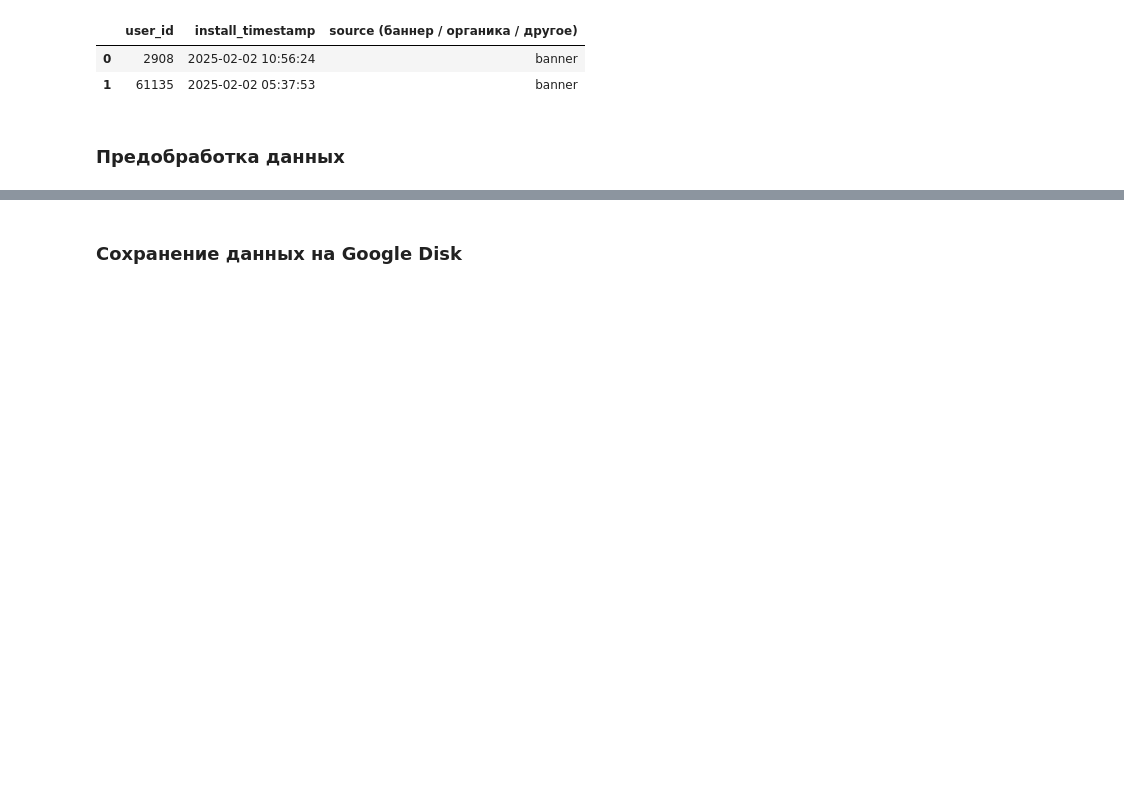
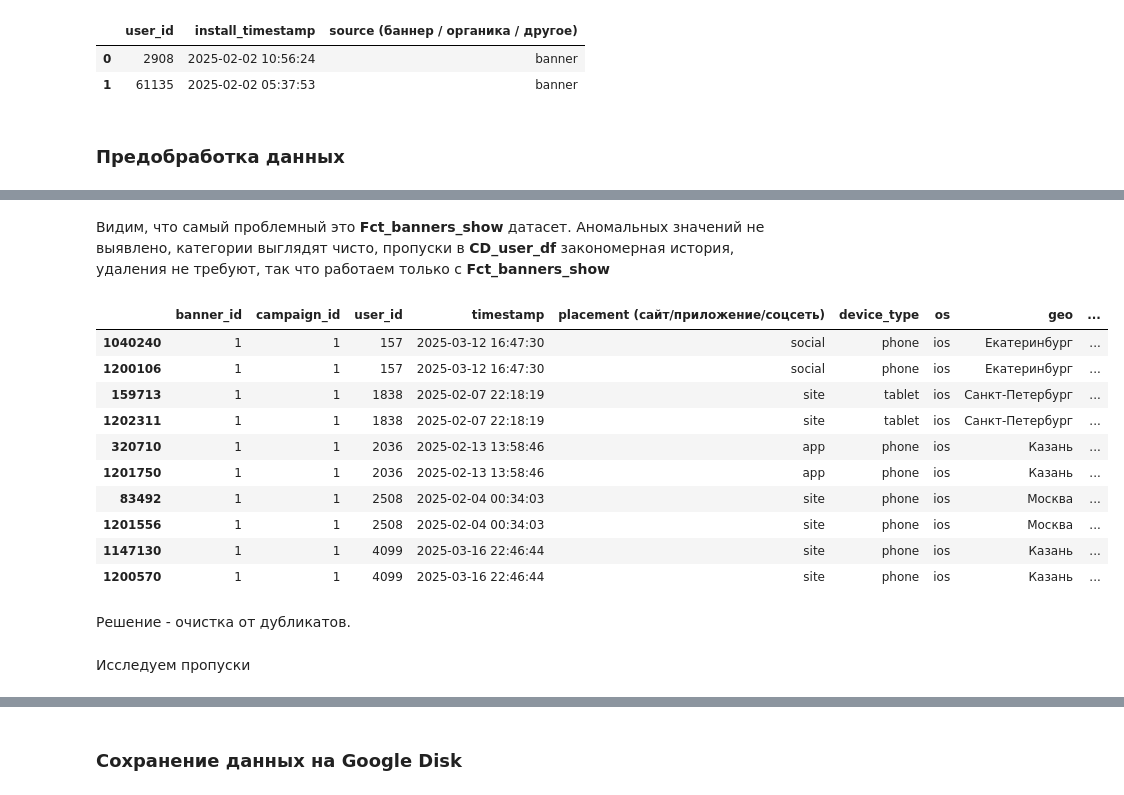
Before and after one commit to ithelga/beeline-banner-ab-test, a Jupyter notebook: notebooks/Team1_HW2_Data_Preprocessing.ipynb, the cells around one changed output, grey strips where cells are left out. Saved outputs shown, nothing was run; the diff lists cells and outputs as text; code cells hidden in the pictures; blank space fills up the shorter version.

```diff
--- a/notebooks/Team1_HW2_Data_Preprocessing.ipynb
+++ b/notebooks/Team1_HW2_Data_Preprocessing.ipynb
@@ -70,0 +123,30 @@ Installs_df.head(2)
+# %% [markdown]
+Видим, что самый проблемный это **Fct_banners_show** датасет. Аномальных значений не выявлено, категории выглядят чисто, пропуски в **CD_user_df** закономерная история, удаления не требуют, так что работаем только с **Fct_banners_show**
+# %%
+# Ищем  идентичные строки
+dups = Fct_banners_show_df[Fct_banners_show_df.duplicated(keep=False)]
+
+# Собираем пары дубликатов
+groups = dups.groupby(list(Fct_banners_show_df.columns))
+pairs = []
+
+for _, g in groups:
+    if len(g) > 1:
+        pairs.append(g.head(2))  # берем только пару, не весь блок
+duplicate_pairs_df = pd.concat(pairs, axis=0)
+
+duplicate_pairs_df.head(10)
+# %% [output]
+|  | banner_id | campaign_id | user_id | timestamp | placement (сайт/приложение/соцсеть) | device_type | os | geo | ... |
+| 1040240 | 1 | 1 | 157 | 2025-03-12 16:47:30 | social | phone | ios | Екатеринбург | ... |
+| 1200106 | 1 | 1 | 157 | 2025-03-12 16:47:30 | social | phone | ios | Екатеринбург | ... |
+| 159713 | 1 | 1 | 1838 | 2025-02-07 22:18:19 | site | tablet | ios | Санкт-Петербург | ... |
+| 1202311 | 1 | 1 | 1838 | 2025-02-07 22:18:19 | site | tablet | ios | Санкт-Петербург | ... |
+| 320710 | 1 | 1 | 2036 | 2025-02-13 13:58:46 | app | phone | ios | Казань | ... |
+| 1201750 | 1 | 1 | 2036 | 2025-02-13 13:58:46 | app | phone | ios | Казань | ... |
+| 83492 | 1 | 1 | 2508 | 2025-02-04 00:34:03 | site | phone | ios | Москва | ... |
+| 1201556 | 1 | 1 | 2508 | 2025-02-04 00:34:03 | site | phone | ios | Москва | ... |
+| 1147130 | 1 | 1 | 4099 | 2025-03-16 22:46:44 | site | phone | ios | Казань | ... |
+| 1200570 | 1 | 1 | 4099 | 2025-03-16 22:46:44 | site | phone | ios | Казань | ... |
+# %% [markdown]
+Решение - очистка от дубликатов.
@@ -70,0 +155,2 @@ Installs_df.head(2)
+# %% [markdown]
+Исследуем пропуски
```
Also changed, not shown: parts of 32 cells of this notebook.
